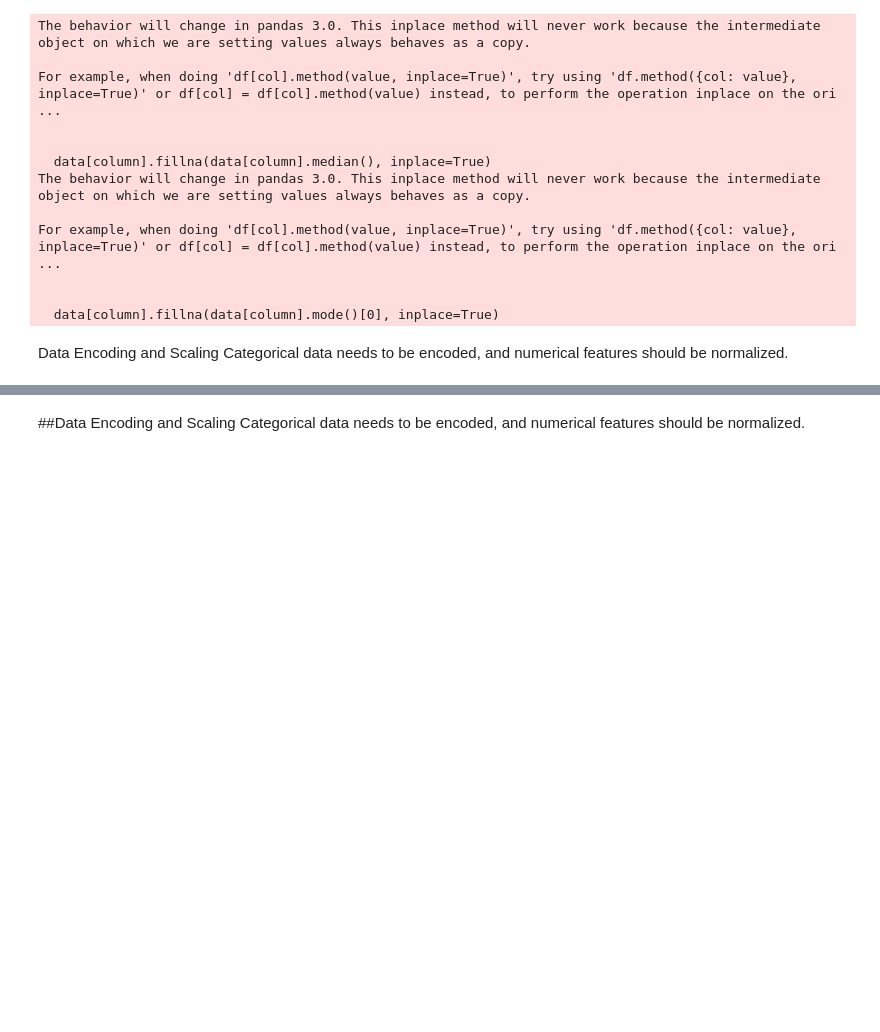
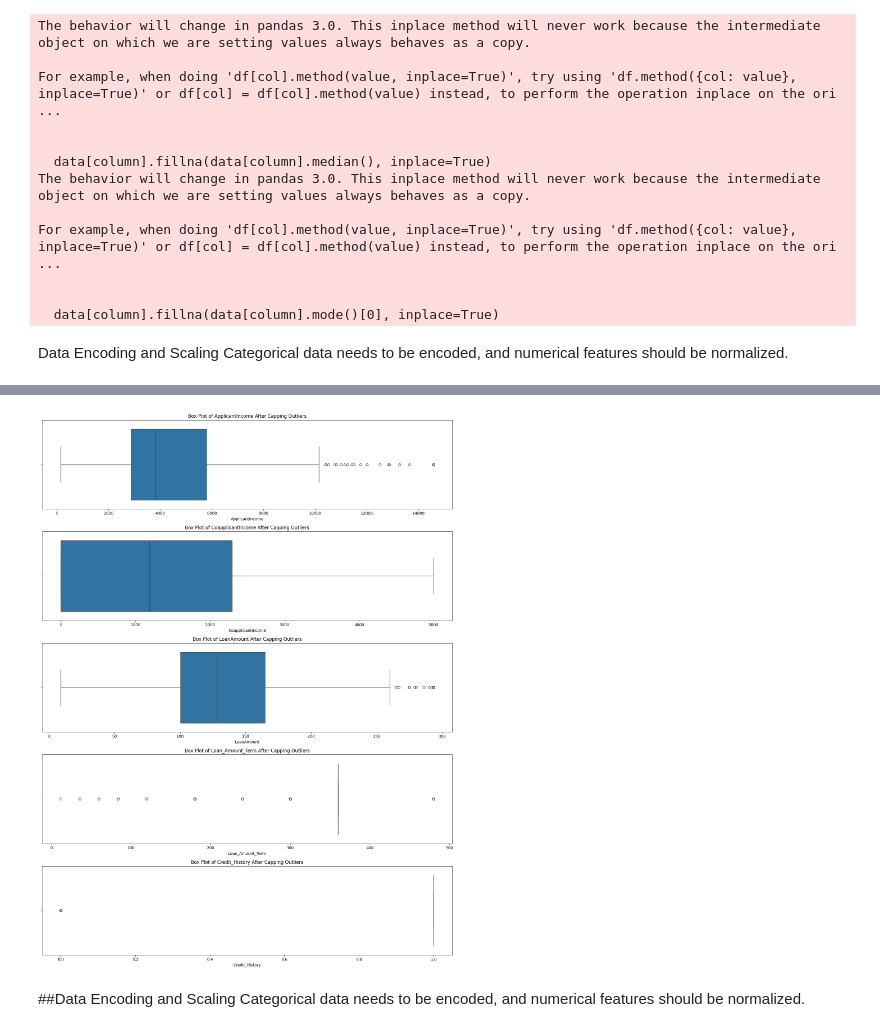
Before and after one commit to mehrshad98/UrbanFloodPredictor, a Jupyter notebook: ML_Assignment_2.ipynb, the cells around one changed output, grey strips where cells are left out. Cells and saved outputs as stored; diff of their text form; code cells hidden in the pictures; blank space fills up the shorter version.

```diff
--- a/ML_Assignment_2.ipynb
+++ b/ML_Assignment_2.ipynb
@@ -128,3 +257,20 @@ Categorical data needs to be encoded, and numerical features should be normalize
+# %%
+# Capping outliers at the 95th percentile for ApplicantIncome, CoapplicantIncome, and LoanAmount
+for column in ['ApplicantIncome', 'CoapplicantIncome', 'LoanAmount']:
+    percentile_95 = data[column].quantile(0.95)
+    data[column] = data[column].apply(lambda x: min(x, percentile_95))
+
+# Display updated box plots to check changes
+plt.figure(figsize=(15, len(numeric_features) * 4))
+for i, column in enumerate(numeric_features, 1):
+    plt.subplot(len(numeric_features), 1, i)
+    sns.boxplot(x=data[column])
+    plt.title(f'Box Plot of {column} After Capping Outliers')
+
+plt.tight_layout()
+plt.show()
+# %% [output]
+[figure, added]
 # %% [markdown]
 ##Data Encoding and Scaling
 Categorical data needs to be encoded, and numerical features should be normalized.
```
Also changed, not shown: parts of 20 cells of this notebook.
